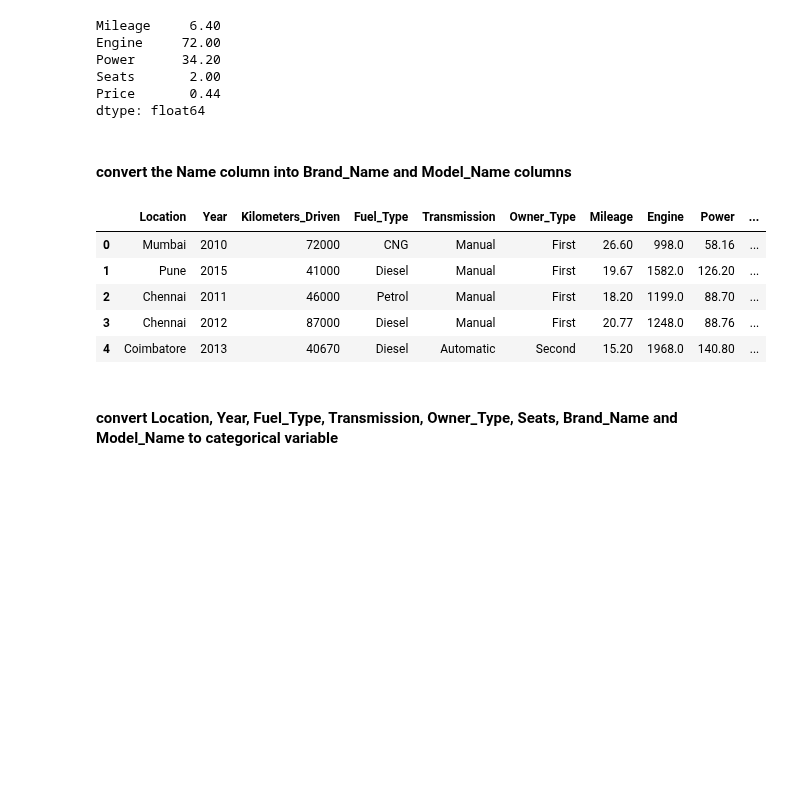
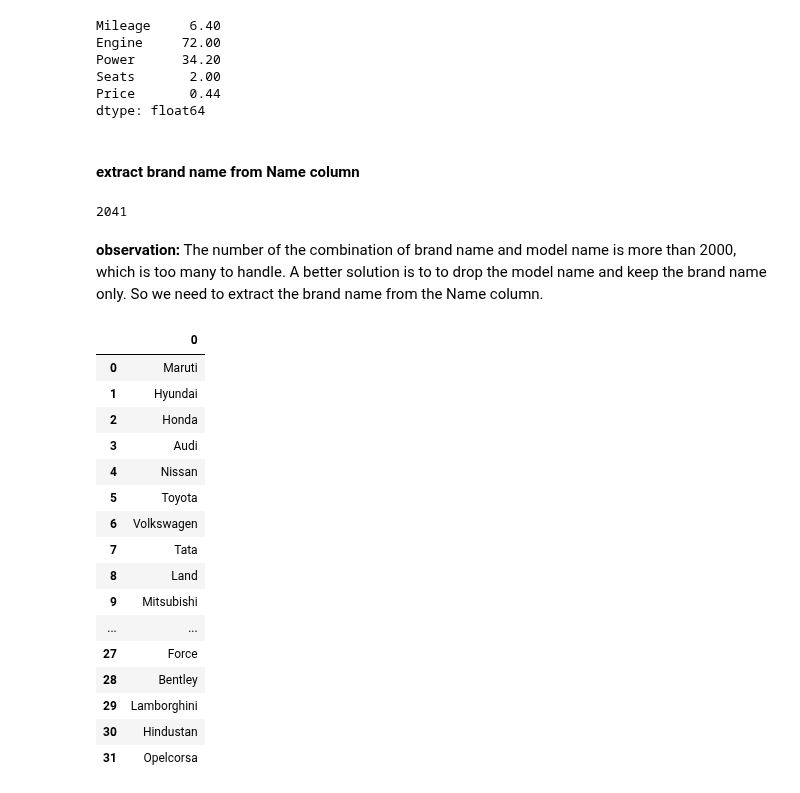
Before and after one commit to liangym2014/Data-science-and-machine-learning, a Jupyter notebook: 2.Cars4U_Project_Solution_Yanming.ipynb, the cells around one changed output. Drawn from its saved outputs; the diff is of its cells as text; code cells hidden in the pictures; blank space fills up the shorter version.

Commit message:
Fix the conversion from Name to Brand. Add pairplot and barplot for Price vs Brand.

```diff
--- a/2.Cars4U_Project_Solution_Yanming.ipynb
+++ b/2.Cars4U_Project_Solution_Yanming.ipynb
@@ -301,20 +301,33 @@ dtype: float64
 phase2 = df.copy()   # delete !!!!!!!!!!!!!!!!!!!!!!!!!!!!!!!!!!!!!!!!!!!!!!!!!!
 # %%
 df = phase2.copy() # no missing values. delete !!!!!!!!!!!!!!!!!!!!!!!!!!!!!!!!!!!!!!!!!!!!!!!!!!
-# %% [markdown]
-#### convert the Name column into Brand_Name and Model_Name columns
+# %% [markdown]
+#### extract brand name from Name column
+# %%
+df.Name.nunique()   # number of unique car names
+# %% [output]
+2041
+# %% [markdown]
+**observation:** The number of the combination of brand name and model name is more than 2000, which is too many to handle. A better solution is to to drop the model name and keep the brand name only. So we need to extract the brand name from the Name column.
 # %%
-# convert the Name column into brand name and model name
-df['Brand_Name']  = df.Name.apply(lambda x: x.split(' ', maxsplit = 1)[0])
-df['Model_Name'] = df.Name.apply(lambda x: x.split(' ', maxsplit = 1)[1])
-df.drop('Name', axis = 1, inplace = True)
-df.head()
+# extract brand name
+brands = df.Name.apply(lambda x: x.title().split(' ', maxsplit = 1)[0])   # first convert the name to title, then extract the first word as the brand
+pd.DataFrame(brands.unique())
 # %% [output]
-|  | Location | Year | Kilometers_Driven | Fuel_Type | Transmission | Owner_Type | Mileage | Engine | Power | ... |
-| 0 | Mumbai | 2010 | 72000 | CNG | Manual | First | 26.60 | 998.0 | 58.16 | ... |
-| 1 | Pune | 2015 | 41000 | Diesel | Manual | First | 19.67 | 1582.0 | 126.20 | ... |
-| 2 | Chennai | 2011 | 46000 | Petrol | Manual | First | 18.20 | 1199.0 | 88.70 | ... |
-| 3 | Chennai | 2012 | 87000 | Diesel | Manual | First | 20.77 | 1248.0 | 88.76 | ... |
-| 4 | Coimbatore | 2013 | 40670 | Diesel | Automatic | Second | 15.20 | 1968.0 | 140.80 | ... |
+|  | 0 |
+| 0 | Maruti |
+| 1 | Hyundai |
+| 2 | Honda |
+| 3 | Audi |
+| 4 | Nissan |
+| 5 | Toyota |
+| 6 | Volkswagen |
+| 7 | Tata |
+| 8 | Land |
+| 9 | Mitsubishi |
+| ... | ... |
+| 27 | Force |
+| 28 | Bentley |
+| 29 | Lamborghini |
+| 30 | Hindustan |
+| 31 | Opelcorsa |
-# %% [markdown]
-#### convert Location, Year, Fuel_Type, Transmission, Owner_Type, Seats, Brand_Name and Model_Name to categorical variable
```
Also changed, not shown: parts of 52 cells of this notebook.
